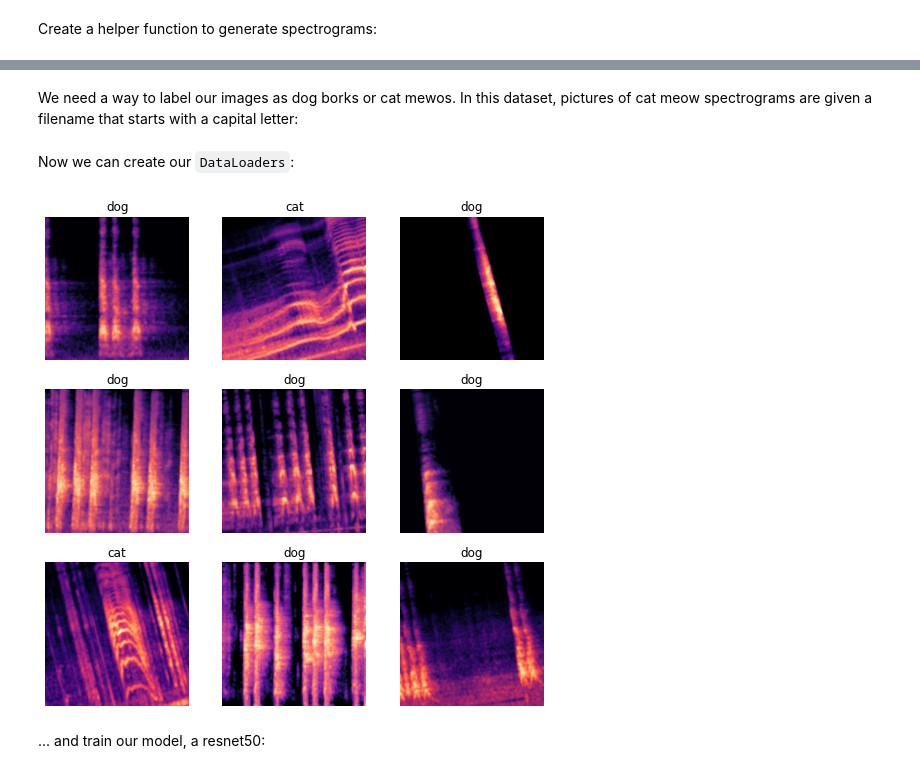
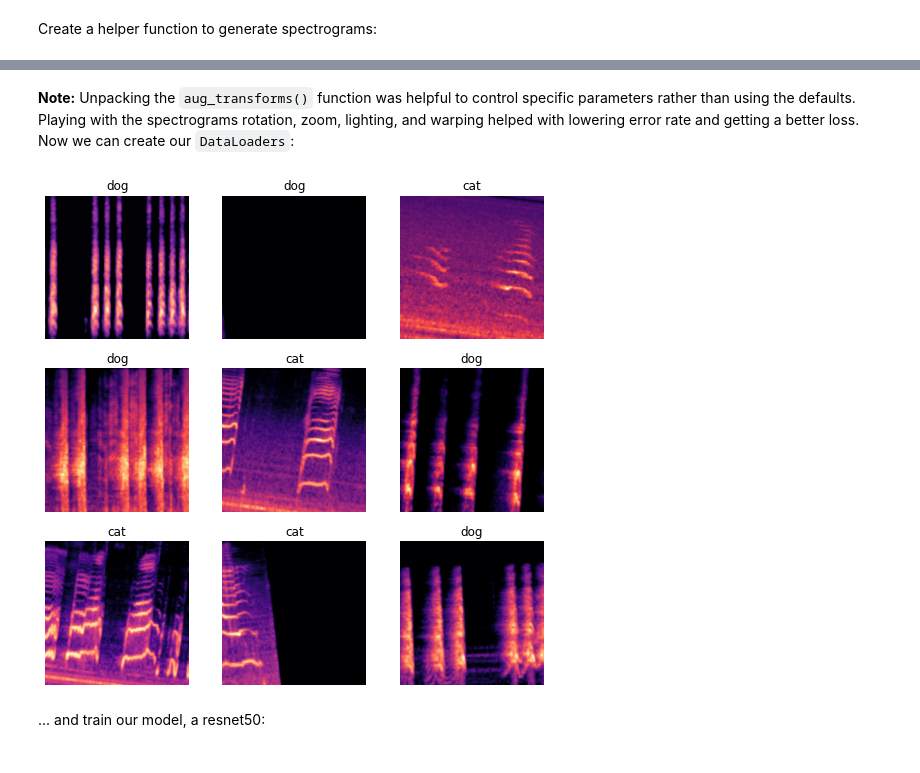
Before and after one commit to khoaHyh/sonicsight, a Jupyter notebook: cat-meow-vs-dog-bork.ipynb, the cells around one changed output, grey strips where cells are left out. Drawn from its saved outputs; the diff is of its cells as text; code cells hidden in the pictures.

Commit message:
Kaggle Notebook | Cat meow vs Dog bork | Version 2 | Error rate improved, valid_loss stabilizes, train_loss decreases but at slower rate

```diff
--- a/cat-meow-vs-dog-bork.ipynb
+++ b/cat-meow-vs-dog-bork.ipynb
@@ -160,22 +146,24 @@ plt.show()
-# %% [markdown]
-We need a way to label our images as dog borks or cat mewos. In this dataset, pictures of cat meow spectrograms are given a filename that starts with a capital letter:
-# %% [markdown]
-Now we can create our `DataLoaders`:
+# %% [markdown]
+**Note:** Unpacking the `aug_transforms()` function was helpful to control specific parameters rather than using the defaults. Playing with the spectrograms rotation, zoom, lighting, and warping helped with lowering error rate and getting a better loss.
+Now we can create our `DataLoaders`:
 # %%
 # Create DataBlock and train model
 dblock = DataBlock(
     blocks=(ImageBlock, CategoryBlock),
     get_items=get_image_files,
     splitter=RandomSplitter(),
     get_y=parent_label,
     item_tfms=Resize(224),
-    batch_tfms=[*aug_transforms(do_flip=True, max_rotate=15, max_zoom=1.1, max_warp=0)]
+    batch_tfms = [
+        *aug_transforms(max_rotate=10, max_zoom=1.1, max_lighting=0.2, max_warp=0),
+        Normalize.from_stats(*imagenet_stats)
+    ]
 )
 
 dls = dblock.dataloaders(spec_folder, bs=16)
 dls.show_batch()
 # %% [output]
-[figure, old version]
+[figure, new version]
 # %% [markdown]
 ... and train our model, a resnet50:
 # %%
```
Also changed, not shown: parts of 12 cells of this notebook.
